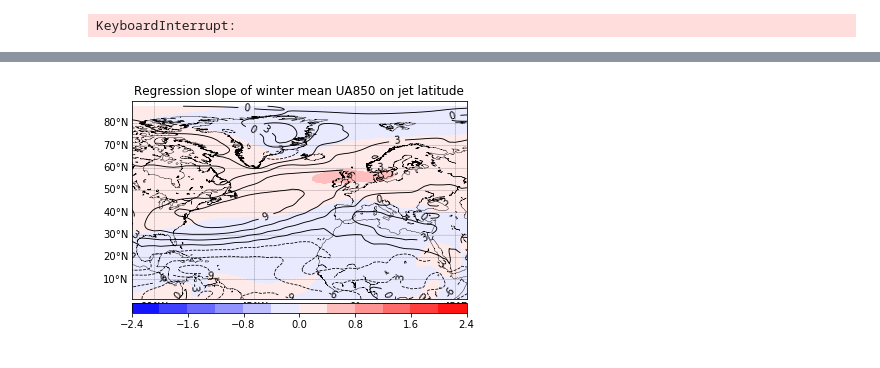
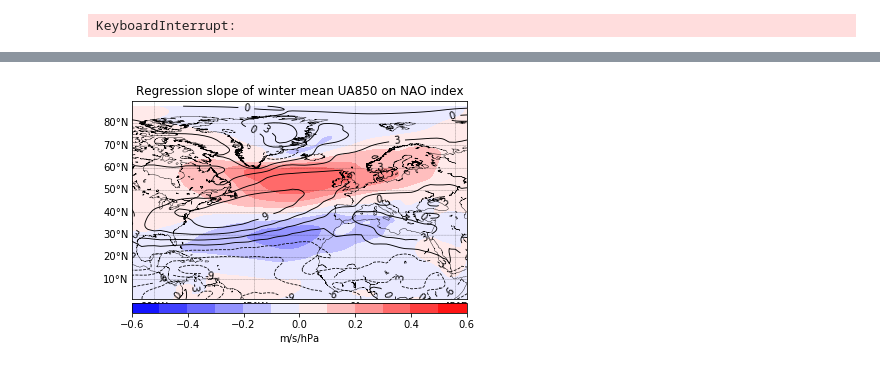
Before and after one commit to IaBrilliant/Atmopsheric-Physics-Research, a Jupyter notebook: main_project.ipynb, the cells around one changed output, grey strips where cells are left out. Drawn from its saved outputs; the diff is of its cells as text; code cells hidden in the pictures.

```diff
--- a/main_project.ipynb
+++ b/main_project.ipynb
@@ -511,38 +527,45 @@ ds_nao = xr.open_dataset("/rds/general/user/ib719/home/UROP_2021/nao_slope.nc")
 ds_lat = xr.open_dataset("/rds/general/user/ib719/home/UROP_2021/lat_slope.nc")
 ds_str = xr.open_dataset("/rds/general/user/ib719/home/UROP_2021/str_slope.nc")
 
 map = Basemap(projection='cyl',llcrnrlon=-100.,llcrnrlat=1.39,urcrnrlon=50.0,urcrnrlat=90.,resolution='l')
 # projection, lat/lon extents and resolution of polygons to draw
 # resolutions: c - crude, l - low, i - intermediate, h - high, f - full
 
 map.drawcoastlines(linewidth = 0.4)
 map.drawparallels(np.arange(10, 81, 10), labels = [1,0,0,0], linewidth = 0.3)
 map.drawmeridians(np.arange(-90, 46, 45), labels = [0,0,0,1], linewidth = 0.3)
 ua = np.array(ds_cont.value)
 nao = np.array(ds_nao.value)
 jet_strength = np.array(ds_str.value)
 jet_latitude = np.array(ds_lat.value)
 
 clevs = np.array([-9, -6, -3, 0, 3, 6, 9])
 nao_levels = np.arange(-0.6, 0.7, 0.1)
-strength_levels = np.arange(-1.2, 1.4, 0.2)
-latitude_levels = np.arange(-2.4, 2.8, 0.4)
+strength_levels = np.arange(-2.4, 2.8, 0.4)
+latitude_levels = np.arange(-1.2, 1.4, 0.2)
 lines = ['dashed', 'dashed', 'dashed', 'solid', 'solid', 'solid', 'solid']
 cols = ['black', 'black', 'black', 'black', 'black', 'black', 'black']
 width = [0.8, 0.8, 0.8, 0.9, 0.9, 0.9, 0.9]
 x, y = np.meshgrid(ds_ws.lon[:], latss[1:])
 
 #cs = map.contour(x, y, np.roll(ua[:, :], shift = -1600, axis = 1), clevs, colour = 'b') #should be with x -180?
 cs1 = map.contour(x, y, ua[:, :], clevs, colors = cols, linestyles = lines, linewidths = width, latlon = 1)
 plt.clabel(cs1, fontsize=10, inline=2, fmt = '%.f')
-#cs2 = map.contourf(x, y, nao[:, :], nao_levels, cmap = 'bwr', latlon = 1)
+cs2 = map.contourf(x, y, nao[:, :], nao_levels, cmap = 'bwr', latlon = 1)
 #cs3 = map.contourf(x, y, jet_strength[:, :], strength_levels, cmap = 'bwr', latlon = 1)
-cs4 = map.contourf(x, y, jet_latitude[:, :], latitude_levels, cmap = 'bwr', latlon = 1)
-cbar = map.colorbar(cs4, 'bottom')
+#cs4 = map.contourf(x, y, jet_latitude[:, :], latitude_levels, cmap = 'bwr', latlon = 1)
+cbar = map.colorbar(cs2, 'bottom')
+
+plt.title('Regression slope of winter mean UA850 on NAO index')
+cbar.set_label('m/s/hPa')
+plt.savefig("ua850_nao.png", dpi = 250)
+
+#plt.title('Regression slope of winter mean UA850 on jet latitude')
 #cbar.set_label('m/s/$\deg$')
-plt.title('Regression slope of winter mean UA850 on jet latitude')
-plt.savefig("ua850_latitude.png", dpi = 250)
+#plt.savefig("ua850_latitude0-60.png", dpi = 250)
 
+#plt.title('Regression slope of winter mean UA850 on jet strength')
+#plt.savefig("ua850_strength0-60.png", dpi = 250)
 #colors = 'coolwarm'
 # %% [output]
-[figure, old version]
+[figure, new version]
```
Also changed, not shown: parts of 7 cells of this notebook, 2 other files.
